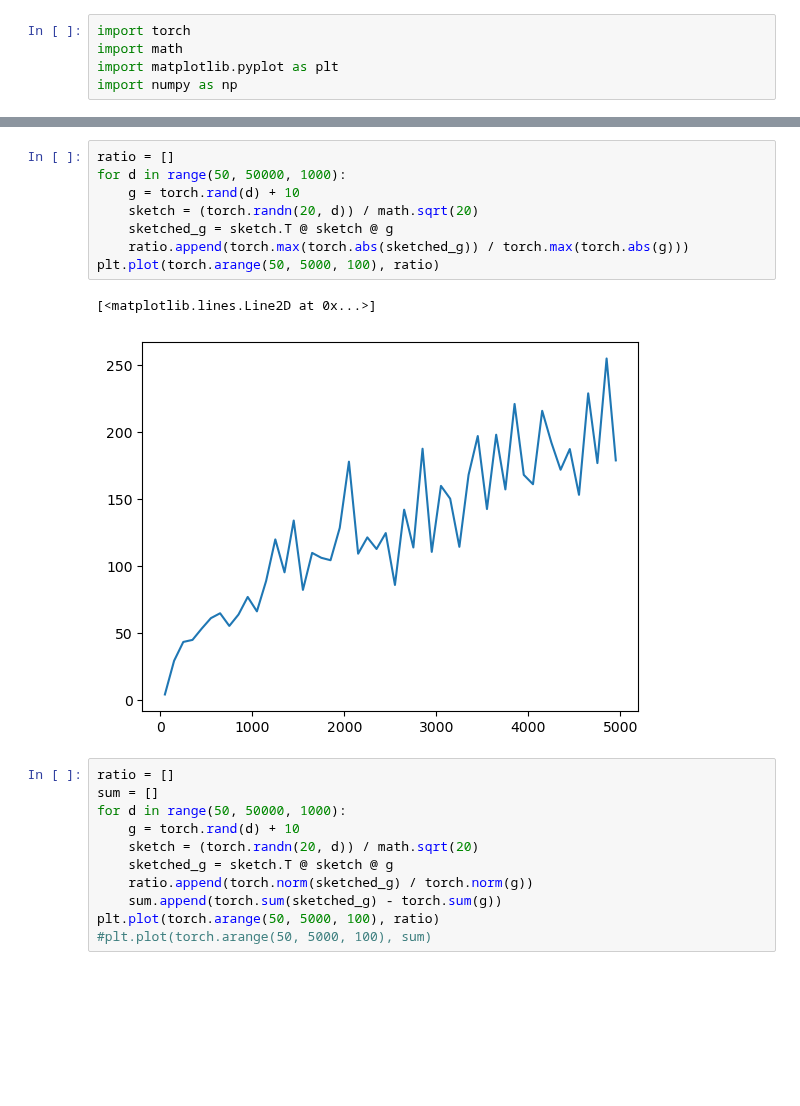
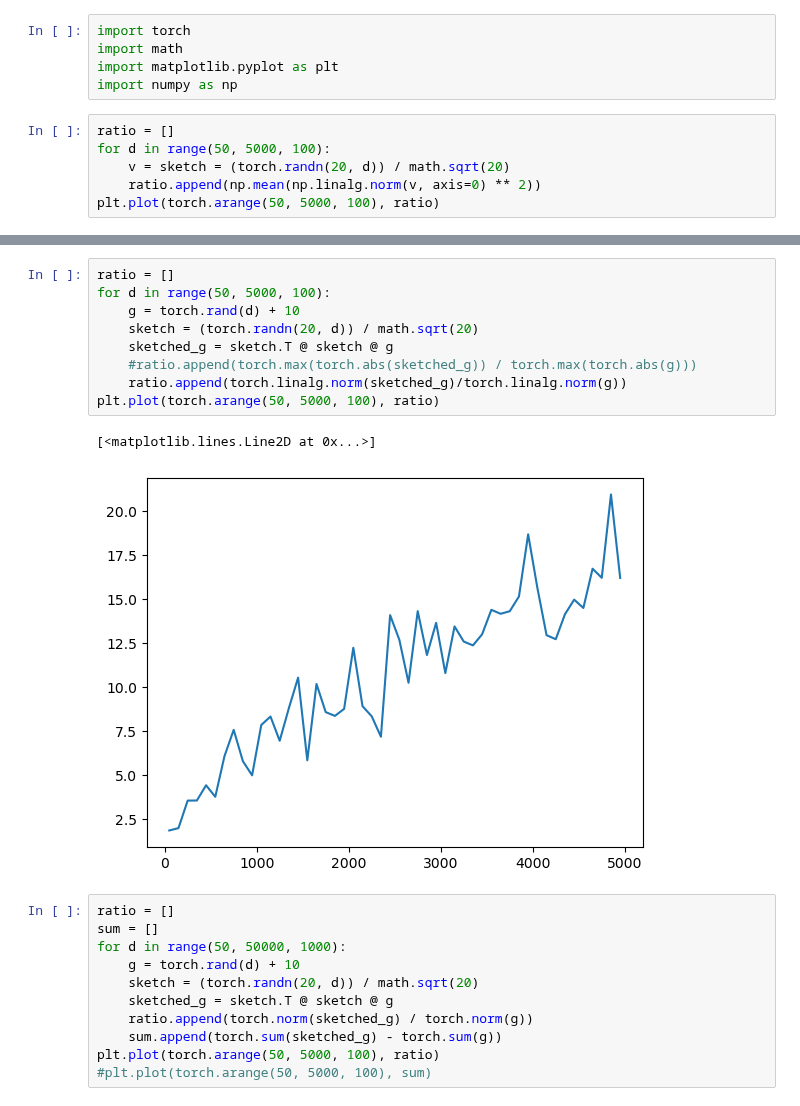
Before and after one commit to lucmonl/mlopt, a Jupyter notebook: notebook/test.ipynb, the cells around one changed output, grey strips where cells are left out. Drawn from its saved outputs; the diff is of its cells as text; blank space fills up the shorter version.

```diff
--- a/notebook/test.ipynb
+++ b/notebook/test.ipynb
@@ -3,3 +3,9 @@ import torch
 import math
 import matplotlib.pyplot as plt
 import numpy as np
+# %%
+ratio = []
+for d in range(50, 5000, 100):
+    v = sketch = (torch.randn(20, d)) / math.sqrt(20)
+    ratio.append(np.mean(np.linalg.norm(v, axis=0) ** 2))
+plt.plot(torch.arange(50, 5000, 100), ratio)
@@ -6,14 +15,15 @@ import numpy as np
 # %%
 ratio = []
-for d in range(50, 50000, 1000):
+for d in range(50, 5000, 100):
     g = torch.rand(d) + 10
     sketch = (torch.randn(20, d)) / math.sqrt(20)
     sketched_g = sketch.T @ sketch @ g
-    ratio.append(torch.max(torch.abs(sketched_g)) / torch.max(torch.abs(g)))
+    #ratio.append(torch.max(torch.abs(sketched_g)) / torch.max(torch.abs(g)))
+    ratio.append(torch.linalg.norm(sketched_g)/torch.linalg.norm(g))
 plt.plot(torch.arange(50, 5000, 100), ratio)
 # %% [output]
 [<matplotlib.lines.Line2D at 0x...>]
-[figure, old version]
+[figure, new version]
 # %%
 ratio = []
 sum = []
```
Also changed, not shown: parts of 2 cells of this notebook, 2 other files.
